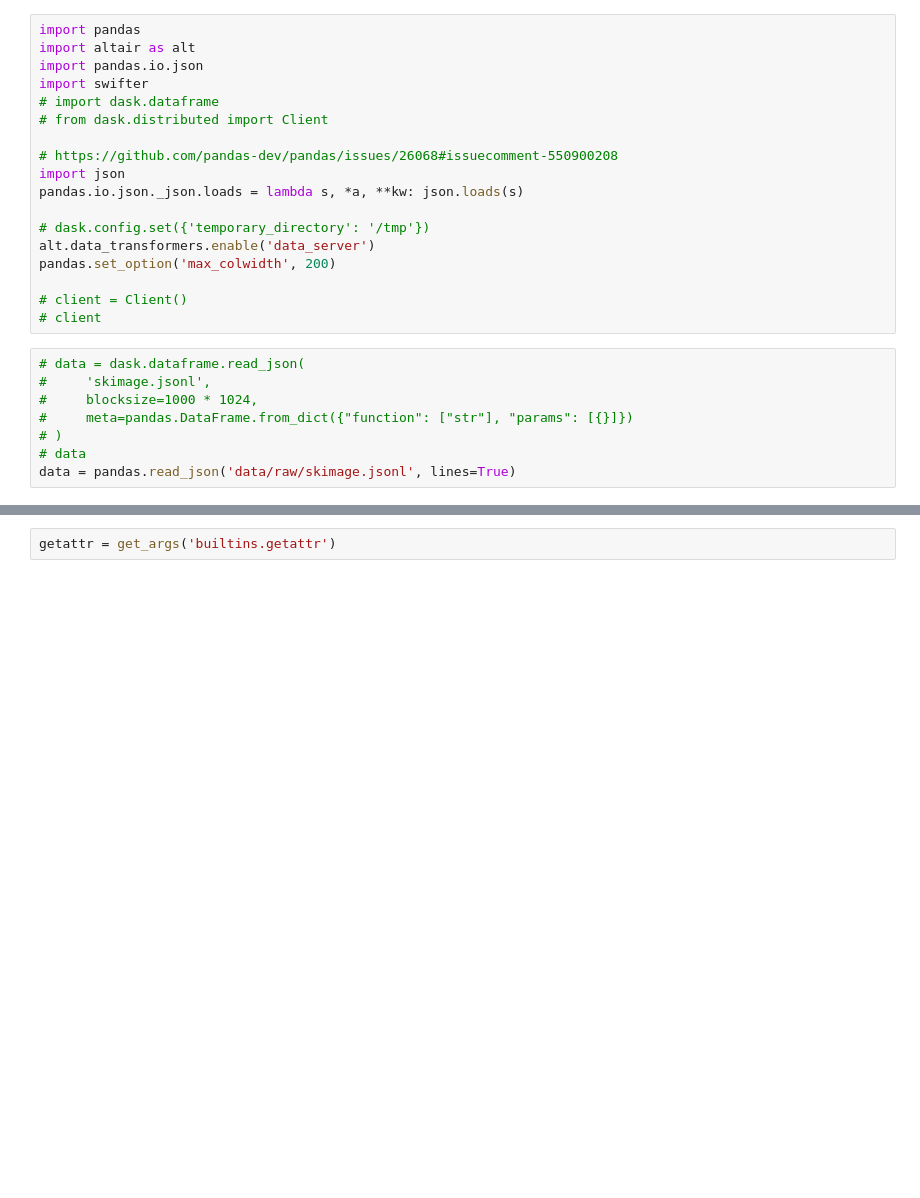
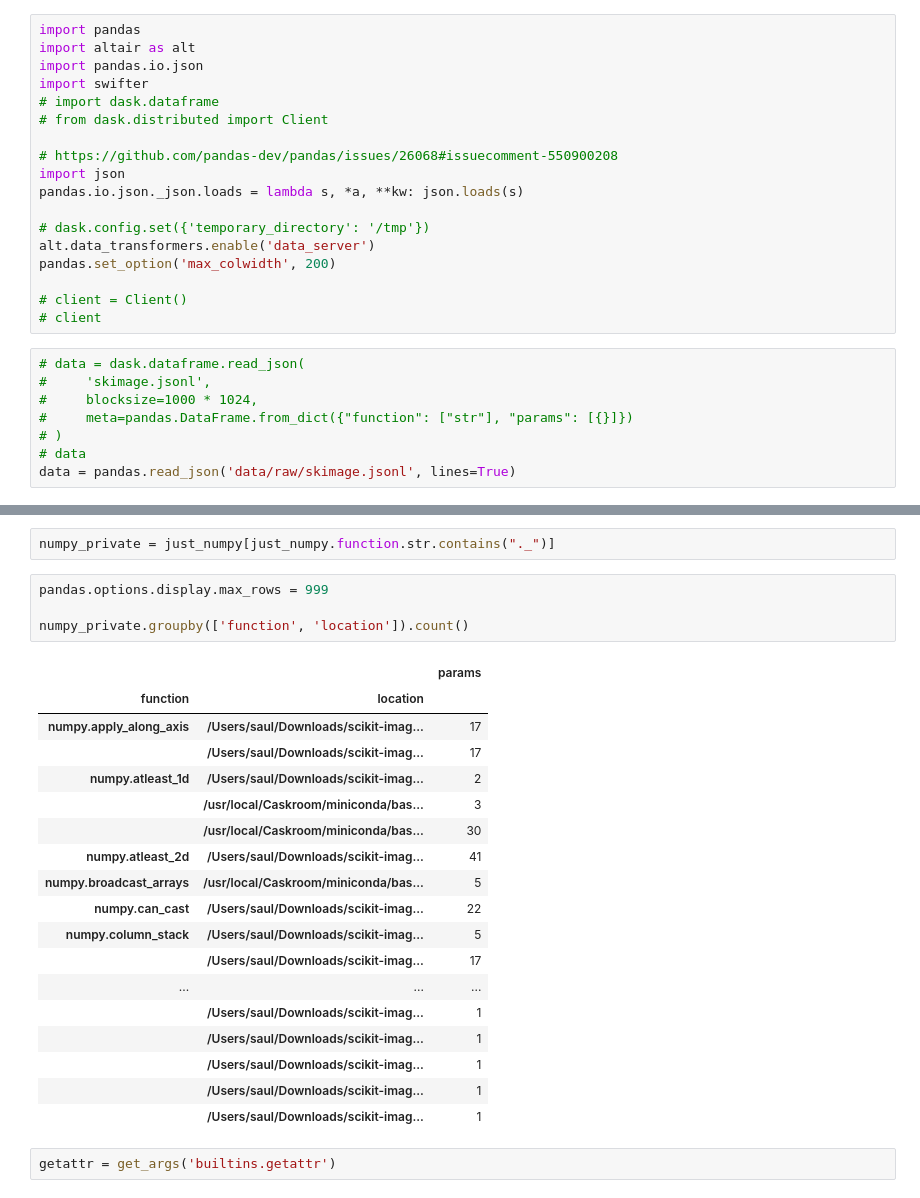
Before and after one commit to data-apis/python-record-api, a Jupyter notebook: Analysis.ipynb, the cells around one changed output, grey strips where cells are left out. Drawn from its saved outputs; the diff is of its cells as text; blank space fills up the shorter version.

```diff
--- a/Analysis.ipynb
+++ b/Analysis.ipynb
@@ -68,6 +63,31 @@ alt.Chart(counts.reset_index()).mark_bar().encode(
 )
 # %% [output]
 [interactive output not drawn]
+# %%
+numpy_private = just_numpy[just_numpy.function.str.contains("._")]
+# %%
+pandas.options.display.max_rows = 999
+
+numpy_private.groupby(['function', 'location']).count()
+# %% [output]
+|  |  | params |
+| function | location |  |
+| numpy.apply_along_axis | /Users/saul/Downloads/scikit-imag... | 17 |
+|  | /Users/saul/Downloads/scikit-imag... | 17 |
+| numpy.atleast_1d | /Users/saul/Downloads/scikit-imag... | 2 |
+|  | /usr/local/Caskroom/miniconda/bas... | 3 |
+|  | /usr/local/Caskroom/miniconda/bas... | 30 |
+| numpy.atleast_2d | /Users/saul/Downloads/scikit-imag... | 41 |
+| numpy.broadcast_arrays | /usr/local/Caskroom/miniconda/bas... | 5 |
+| numpy.can_cast | /Users/saul/Downloads/scikit-imag... | 22 |
+| numpy.column_stack | /Users/saul/Downloads/scikit-imag... | 5 |
+|  | /Users/saul/Downloads/scikit-imag... | 17 |
+| ... | ... | ... |
+|  | /Users/saul/Downloads/scikit-imag... | 1 |
+|  | /Users/saul/Downloads/scikit-imag... | 1 |
+|  | /Users/saul/Downloads/scikit-imag... | 1 |
+|  | /Users/saul/Downloads/scikit-imag... | 1 |
+|  | /Users/saul/Downloads/scikit-imag... | 1 |
 # %%
 getattr = get_args('builtins.getattr')
 # %%
```
Also changed, not shown: parts of 4 cells of this notebook, 5 other files.
